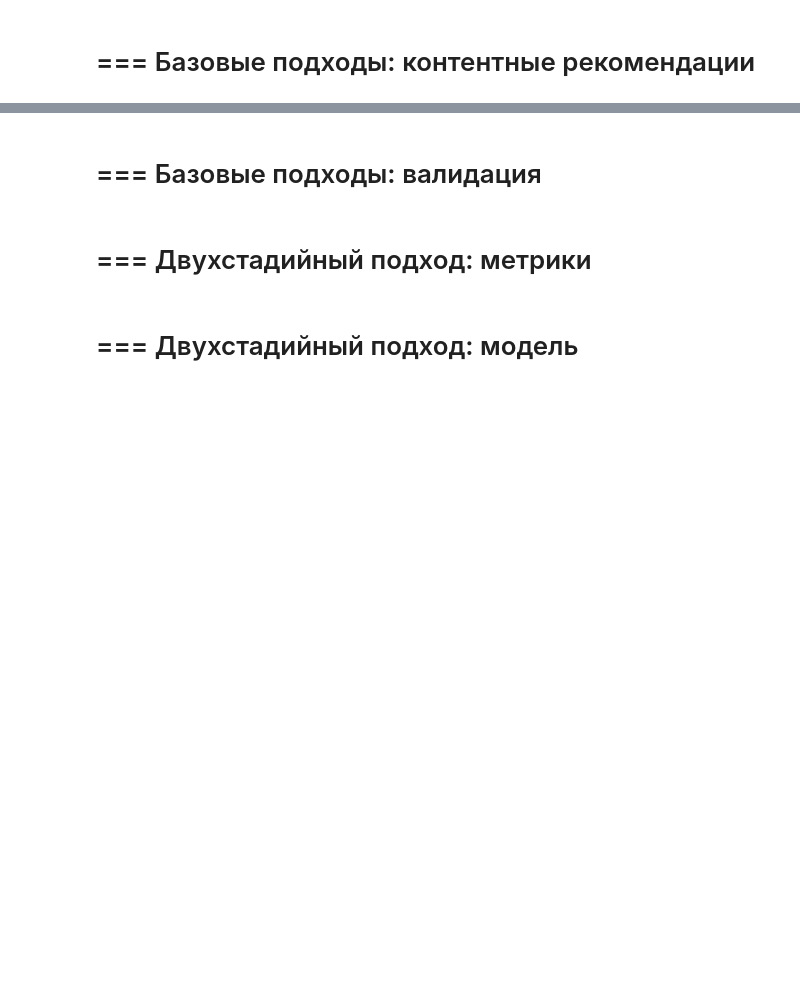
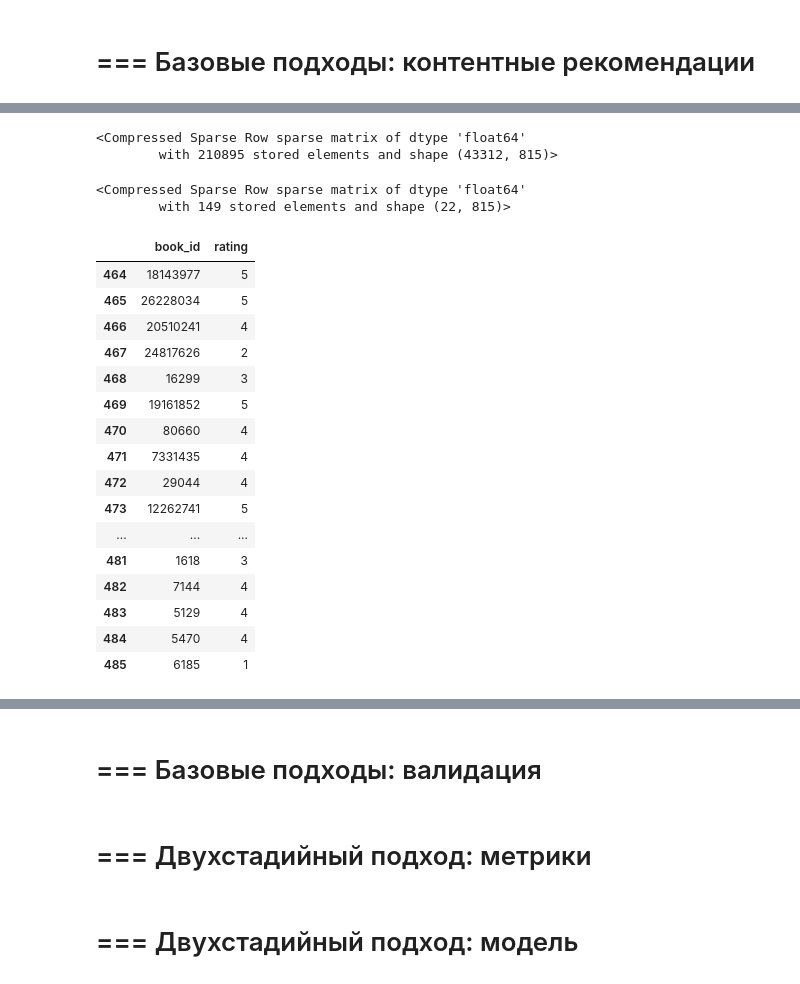
Before and after one commit to SerhioGo/mle-recsys-start, a Jupyter notebook: main_offline.ipynb, the cells around one changed output, grey strips where cells are left out. Cells and saved outputs as stored; diff of their text form; code cells hidden in the pictures; blank space fills up the shorter version.

```diff
--- a/main_offline.ipynb
+++ b/main_offline.ipynb
@@ -255,2 +350,20 @@ MAE:  0.9987
 # %% [markdown]
 # === Базовые подходы: коллаборативная фильтрация
+# %%
+import scipy
+import sklearn.preprocessing
+
+# перекодируем идентификаторы пользователей:
+# из имеющихся в последовательность 0, 1, 2, ...
+user_encoder = sklearn.preprocessing.LabelEncoder()
+user_encoder.fit(events["user_id"])
+events_train["user_id_enc"] = user_encoder.transform(events_train["user_id"])
+events_test["user_id_enc"] = user_encoder.transform(events_test["user_id"])
+
+# перекодируем идентификаторы объектов:
+# из имеющихся в последовательность 0, 1, 2, ...
+item_encoder = sklearn.preprocessing.LabelEncoder()
+item_encoder.fit(items["book_id"])
+items["book_id_enc"] = item_encoder.transform(items["book_id"])
+events_train["book_id_enc"] = item_encoder.transform(events_train["book_id"])
+events_test["book_id_enc"] = item_encoder.transform(events_test["book_id"])
@@ -258,0 +568,36 @@ MAE:  0.9987
+# %%
+items = items.sort_values(by="book_id_enc")
+all_items_genres_csr = get_item2genre_matrix(genres, items)
+# %% [output]
+<Compressed Sparse Row sparse matrix of dtype 'float64'
+        with 210895 stored elements and shape (43312, 815)>
+# %%
+user_id = 1000010
+user_events = events_train.query("user_id == @user_id")[["book_id", "rating"]]
+user_items = items[items["book_id"].isin(user_events["book_id"])]
+
+user_items_genres_csr = get_item2genre_matrix(genres, user_items)
+user_items_genres_csr
+# %% [output]
+<Compressed Sparse Row sparse matrix of dtype 'float64'
+        with 149 stored elements and shape (22, 815)>
+# %%
+user_events
+# %% [output]
+|  | book_id | rating |
+| 464 | 18143977 | 5 |
+| 465 | 26228034 | 5 |
+| 466 | 20510241 | 4 |
+| 467 | 24817626 | 2 |
+| 468 | 16299 | 3 |
+| 469 | 19161852 | 5 |
+| 470 | 80660 | 4 |
+| 471 | 7331435 | 4 |
+| 472 | 29044 | 4 |
+| 473 | 12262741 | 5 |
+| ... | ... | ... |
+| 481 | 1618 | 3 |
+| 482 | 7144 | 4 |
+| 483 | 5129 | 4 |
+| 484 | 5470 | 4 |
+| 485 | 6185 | 1 |
```
Also changed, not shown: parts of 26 cells of this notebook.
